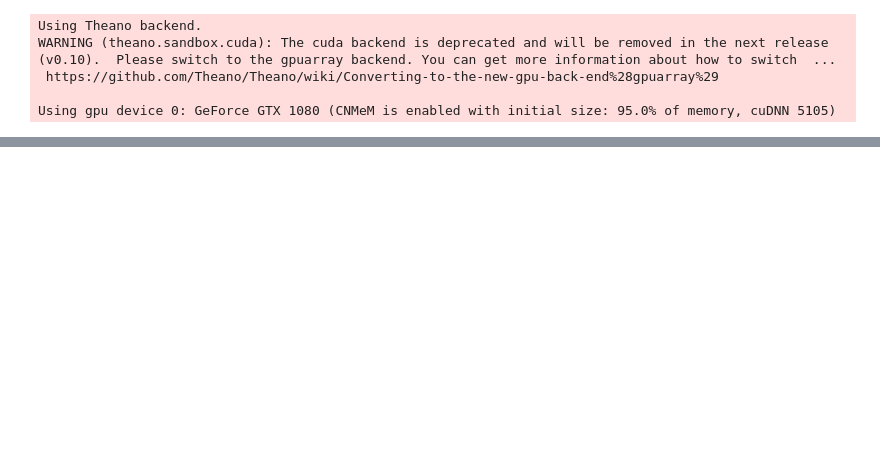
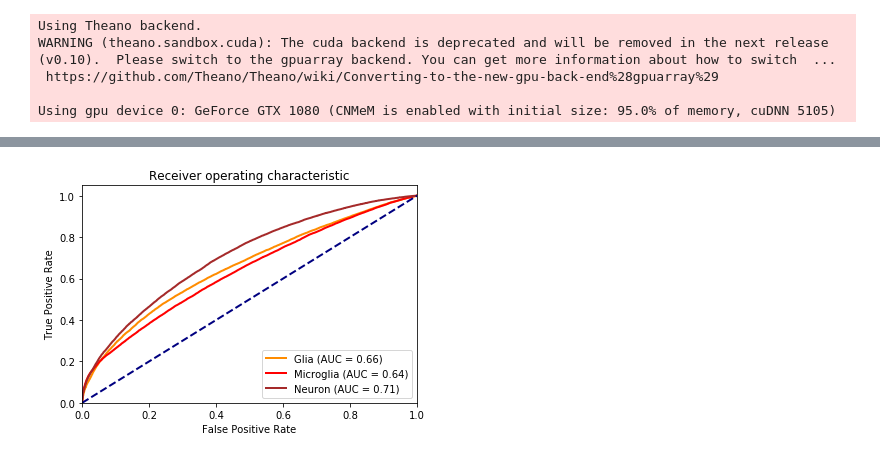
Before and after one commit to pfenninglab/ml-prototypes, a Jupyter notebook: 3exphg_danq_like/evaluate_danq_model.ipynb, the cells around one changed output, grey strips where cells are left out. Saved outputs shown, nothing was run; the diff lists cells and outputs as text; code cells hidden in the pictures; blank space fills up the shorter version.

Commit message:
differential models

```diff
--- a/3exphg_danq_like/evaluate_danq_model.ipynb
+++ b/3exphg_danq_like/evaluate_danq_model.ipynb
@@ -20,7 +20,7 @@ WARNING (theano.sandbox.cuda): The cuda backend is deprecated and will be remove
 
 Using gpu device 0: GeForce GTX 1080 (CNMeM is enabled with initial size: 95.0% of memory, cuDNN 5105)
 # %%
-numLabels = Y_train.shape[1]
+numLabels = Y_valid.shape[1]
 model = get_danq_model(numLabels=numLabels)
-model.load_weights('/home/eramamur/Github_repos/ml-prototypes/3exphg_danq_like/saved_models/danq_3exphg_low_pool_dropout.hdf5')
+model.load_weights('/home/eramamur/Github_repos/ml-prototypes/3exphg_danq_like/saved_models/danq_3exphg_lr_0.0001.hdf5')
 # %%
@@ -47,0 +69,20 @@ for i in xrange(numLabels):
+# %%
+import matplotlib.pyplot as plt
+plt.figure()
+lw = 2
+plt.plot(fpr[0], tpr[0], color='darkorange',
+         lw=lw, label='Glia (AUC = %0.2f)' % roc_auc[0])
+plt.plot(fpr[1], tpr[1], color='red',
+         lw=lw, label='Microglia (AUC = %0.2f)' % roc_auc[1])
+plt.plot(fpr[2], tpr[2], color='brown',
+         lw=lw, label='Neuron (AUC = %0.2f)' % roc_auc[2])
+plt.plot([0, 1], [0, 1], color='navy', lw=lw, linestyle='--')
+plt.xlim([0.0, 1.0])
+plt.ylim([0.0, 1.05])
+plt.xlabel('False Positive Rate')
+plt.ylabel('True Positive Rate')
+plt.title('Receiver operating characteristic')
+plt.legend(loc="lower right")
+plt.show()
+# %% [output]
+[figure, added]
```
Also changed, not shown: parts of 6 cells of this notebook, 22 other files.
